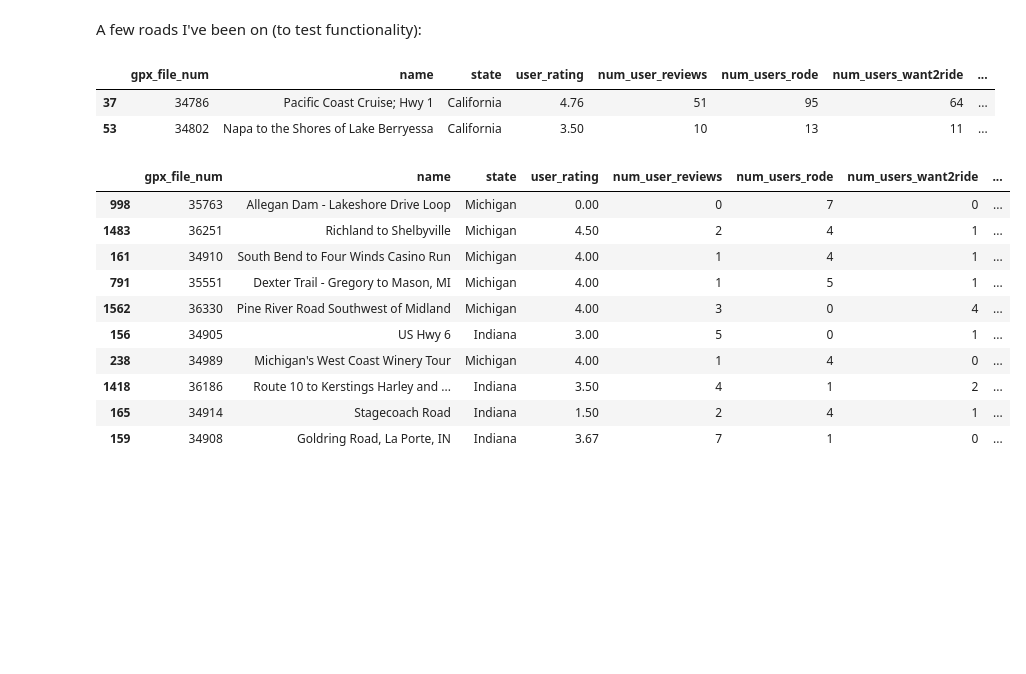
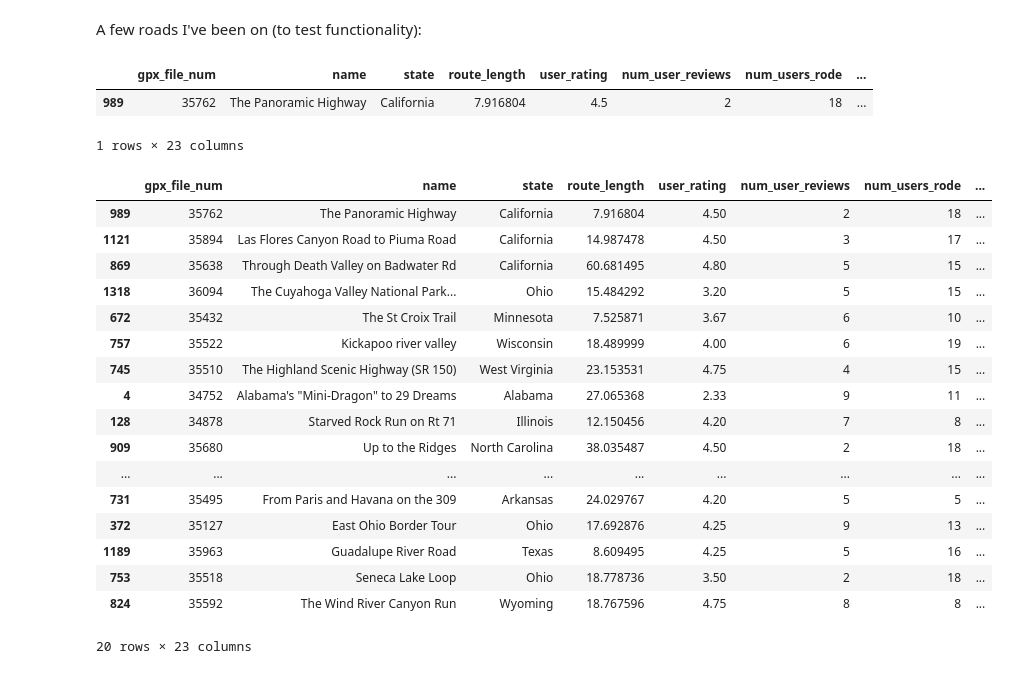
Before and after one commit to kweino/sunday-driver, a Jupyter notebook: analyses/MR_Route_Recommendation_Engine-Borkert.ipynb, the cells around one changed output. Cells and saved outputs as stored; diff of their text form; code cells hidden in the pictures; blank space fills up the shorter version.

```diff
--- a/analyses/MR_Route_Recommendation_Engine-Borkert.ipynb
+++ b/analyses/MR_Route_Recommendation_Engine-Borkert.ipynb
@@ -164,17 +164,17 @@ route_gdf.route_length.min()
 # %% [output]
 0.8788460902607798
 # %%
-# Write files
-with gzip.open('../data/route_gdf.pkl', 'wb') as f:
-        dill.dump(route_gdf, f)
-with gzip.open('../data/route_df.pkl', 'wb') as f:
-        dill.dump(df, f)
+# # Write files
+# with gzip.open('../data/route_gdf.pkl', 'wb') as f:
+#         dill.dump(route_gdf, f)
+# with gzip.open('../data/route_df.pkl', 'wb') as f:
+#         dill.dump(df, f)
 
 # Read files
-# with gzip.open('../data/route_gdf.pkl', 'rb') as f:
-#     route_gdf = dill.load(f)
-# with gzip.open('../data/route_df.pkl', 'rb') as f:
-#     df = dill.load(f)
+with gzip.open('../data/route_gdf.pkl', 'rb') as f:
+    route_gdf = dill.load(f)
+with gzip.open('../data/route_df.pkl', 'rb') as f:
+    df = dill.load(f)
 # %% [markdown]
 # Feature processing
 # %%
@@ -190,7 +190,7 @@ numeric_transformer = Pipeline(
 
 #tfidf vectorizer for each route's descriptions
 description_transformer = TfidfVectorizer(stop_words=STOP_WORDS,
-                                   ngram_range=(1,2),
+#                                    ngram_range=(1,2),
                                    min_df=.01
                                   )
 
@@ -201,12 +201,12 @@ engagement_transformer = FunctionTransformer(calc_row_sum)
 
 preprocessor = ColumnTransformer([
     ('route_engagement',engagement_transformer, ['num_user_reviews','num_users_rode','num_users_want2ride']),
-    ('scenery', description_transformer, 'scenery_description'),
-    ('drive_enjoyment', description_transformer, 'drive_enjoyment_description'),
-    ('tourism', description_transformer, 'tourism_description'),
+#     ('scenery', description_transformer, 'scenery_description'),
+#     ('drive_enjoyment', description_transformer, 'drive_enjoyment_description'),
+#     ('tourism', description_transformer, 'tourism_description'),
     ('state', OneHotEncoder(handle_unknown='ignore'), ['state']),
     ('numeric_features',numeric_transformer, numeric_features),
-    ('locale','passthrough',['loc_lat','loc_lon'])
+#     ('locale','passthrough',['loc_lat','loc_lon'])
 ])
 
 features = preprocessor.fit_transform(df)
@@ -213,7 +218,7 @@ features = preprocessor.fit_transform(df)
 # %%
 engine_pipe = Pipeline([
     ('preprocessor', preprocessor),#preprocessor to deal to transform/generate each feature
-    ('nn', NearestNeighbors(n_neighbors=10)),#Nearest Neighbors
+    ('nn', NearestNeighbors(n_neighbors=20)),#Nearest Neighbors
 ])
 
 engine_pipe.fit(df)
@@ -241,24 +246,32 @@ Pipeline(steps=[('preprocessor',
 A few roads I've been on (to test functionality):
 # %%
 df.iloc[[37,53]]
+df[df.gpx_file_num == 35762]
 # %% [output]
-|  | gpx_file_num | name | state | user_rating | num_user_reviews | num_users_rode | num_users_want2ride | ... |
-| 37 | 34786 | Pacific Coast Cruise; Hwy 1 | California | 4.76 | 51 | 95 | 64 | ... |
-| 53 | 34802 | Napa to the Shores of Lake Berryessa | California | 3.50 | 10 | 13 | 11 | ... |
+|  | gpx_file_num | name | state | route_length | user_rating | num_user_reviews | num_users_rode | ... |
+| 989 | 35762 | The Panoramic Highway | California | 7.916804 | 4.5 | 2 | 18 | ... |
+1 rows × 23 columns
 # %%
-n=998
+n=989
 
 dists, indices = engine_pipe[1].kneighbors(features[n])
 df.iloc[indices[0]]
 # %% [output]
-|  | gpx_file_num | name | state | user_rating | num_user_reviews | num_users_rode | num_users_want2ride | ... |
-| 998 | 35763 | Allegan Dam - Lakeshore Drive Loop | Michigan | 0.00 | 0 | 7 | 0 | ... |
-| 1483 | 36251 | Richland to Shelbyville | Michigan | 4.50 | 2 | 4 | 1 | ... |
-| 161 | 34910 | South Bend to Four Winds Casino Run | Michigan | 4.00 | 1 | 4 | 1 | ... |
-| 791 | 35551 | Dexter Trail - Gregory to Mason, MI | Michigan | 4.00 | 1 | 5 | 1 | ... |
-| 1562 | 36330 | Pine River Road Southwest of Midland | Michigan | 4.00 | 3 | 0 | 4 | ... |
-| 156 | 34905 | US Hwy 6 | Indiana | 3.00 | 5 | 0 | 1 | ... |
-| 238 | 34989 | Michigan's West Coast Winery Tour | Michigan | 4.00 | 1 | 4 | 0 | ... |
-| 1418 | 36186 | Route 10 to Kerstings Harley and ... | Indiana | 3.50 | 4 | 1 | 2 | ... |
-| 165 | 34914 | Stagecoach Road | Indiana | 1.50 | 2 | 4 | 1 | ... |
-| 159 | 34908 | Goldring Road, La Porte, IN | Indiana | 3.67 | 7 | 1 | 0 | ... |
+|  | gpx_file_num | name | state | route_length | user_rating | num_user_reviews | num_users_rode | ... |
+| 989 | 35762 | The Panoramic Highway | California | 7.916804 | 4.50 | 2 | 18 | ... |
+| 1121 | 35894 | Las Flores Canyon Road to Piuma Road | California | 14.987478 | 4.50 | 3 | 17 | ... |
+| 869 | 35638 | Through Death Valley on Badwater Rd | California | 60.681495 | 4.80 | 5 | 15 | ... |
+| 1318 | 36094 | The Cuyahoga Valley National Park... | Ohio | 15.484292 | 3.20 | 5 | 15 | ... |
+| 672 | 35432 | The St Croix Trail | Minnesota | 7.525871 | 3.67 | 6 | 10 | ... |
+| 757 | 35522 | Kickapoo river valley | Wisconsin | 18.489999 | 4.00 | 6 | 19 | ... |
+| 745 | 35510 | The Highland Scenic Highway (SR 150) | West Virginia | 23.153531 | 4.75 | 4 | 15 | ... |
+| 4 | 34752 | Alabama's "Mini-Dragon" to 29 Dreams | Alabama | 27.065368 | 2.33 | 9 | 11 | ... |
+| 128 | 34878 | Starved Rock Run on Rt 71 | Illinois | 12.150456 | 4.20 | 7 | 8 | ... |
+| 909 | 35680 | Up to the Ridges | North Carolina | 38.035487 | 4.50 | 2 | 18 | ... |
+| ... | ... | ... | ... | ... | ... | ... | ... | ... |
+| 731 | 35495 | From Paris and Havana on the 309 | Arkansas | 24.029767 | 4.20 | 5 | 5 | ... |
+| 372 | 35127 | East Ohio Border Tour | Ohio | 17.692876 | 4.25 | 9 | 13 | ... |
+| 1189 | 35963 | Guadalupe River Road | Texas | 8.609495 | 4.25 | 5 | 16 | ... |
+| 753 | 35518 | Seneca Lake Loop | Ohio | 18.778736 | 3.50 | 2 | 18 | ... |
+| 824 | 35592 | The Wind River Canyon Run | Wyoming | 18.767596 | 4.75 | 8 | 8 | ... |
+20 rows × 23 columns
```
Also changed, not shown: parts of 2 cells of this notebook, 2 other files.
